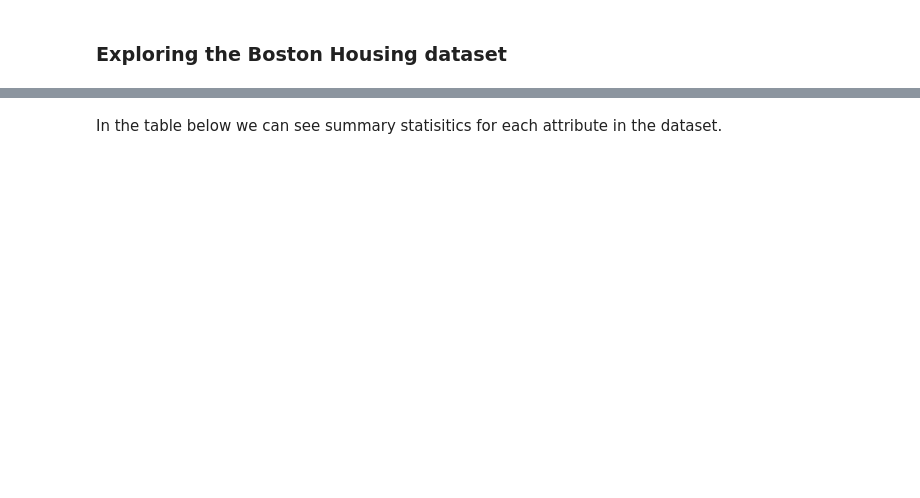
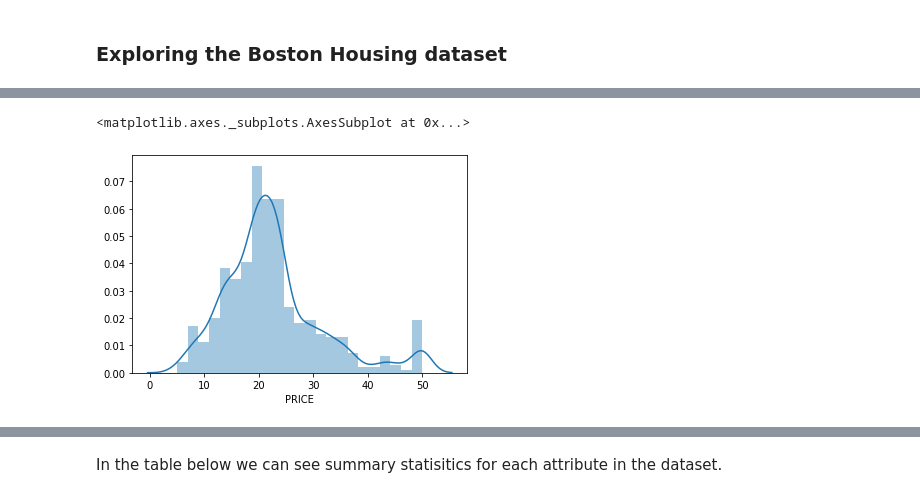
Before and after one commit to jobur123/MLProjectNov19, a Jupyter notebook: Boston House Prices.ipynb, the cells around one changed output, grey strips where cells are left out. Saved outputs shown, nothing was run; the diff lists cells and outputs as text; code cells hidden in the pictures; blank space fills up the shorter version.

```diff
--- a/Boston House Prices.ipynb
+++ b/Boston House Prices.ipynb
@@ -60,7 +60,7 @@ boston = pd.DataFrame(bostonds.data)
 # Add the feature_names from the bostonds dictionary as columns
 boston.columns = bostonds.feature_names
 # Add the target attribute, the price, from the dictionary to the dataframe
-boston['PRICE'] = bostonds.target
+boston['MDEV'] = bostonds.target
 # %% [markdown]
 The dataset contains 506 rows and 14 columns. In the cell below I am running a quick
 check to ensure there are no null values in the data, and there are none.
@@ -137,0 +136,6 @@ boston['PRICE'].hist()
+# %%
+#boston['PRICE'].hist()
+sns.distplot(boston['PRICE'])
+# %% [output]
+<matplotlib.axes._subplots.AxesSubplot at 0x...>
+[figure, added]
```
Also changed, not shown: parts of 39 cells of this notebook.
